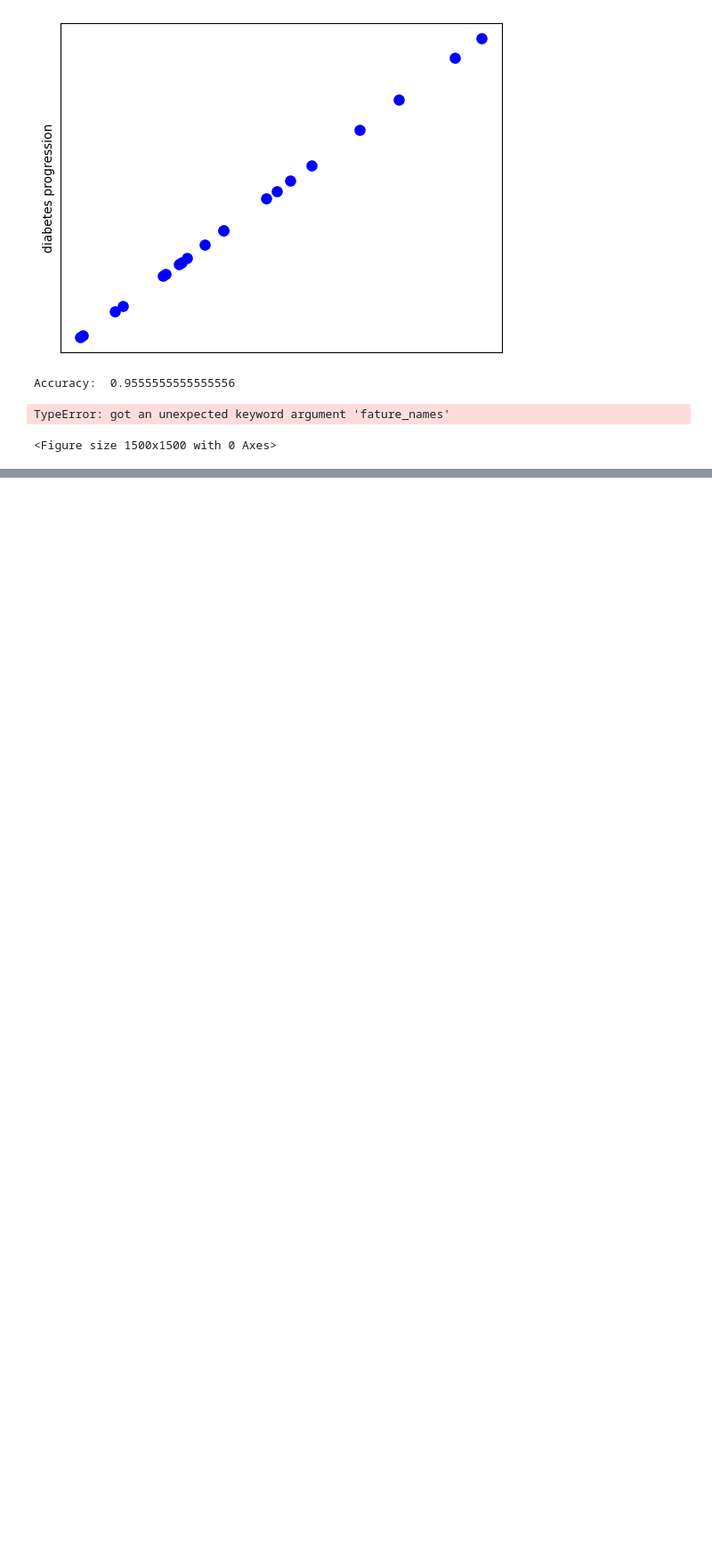
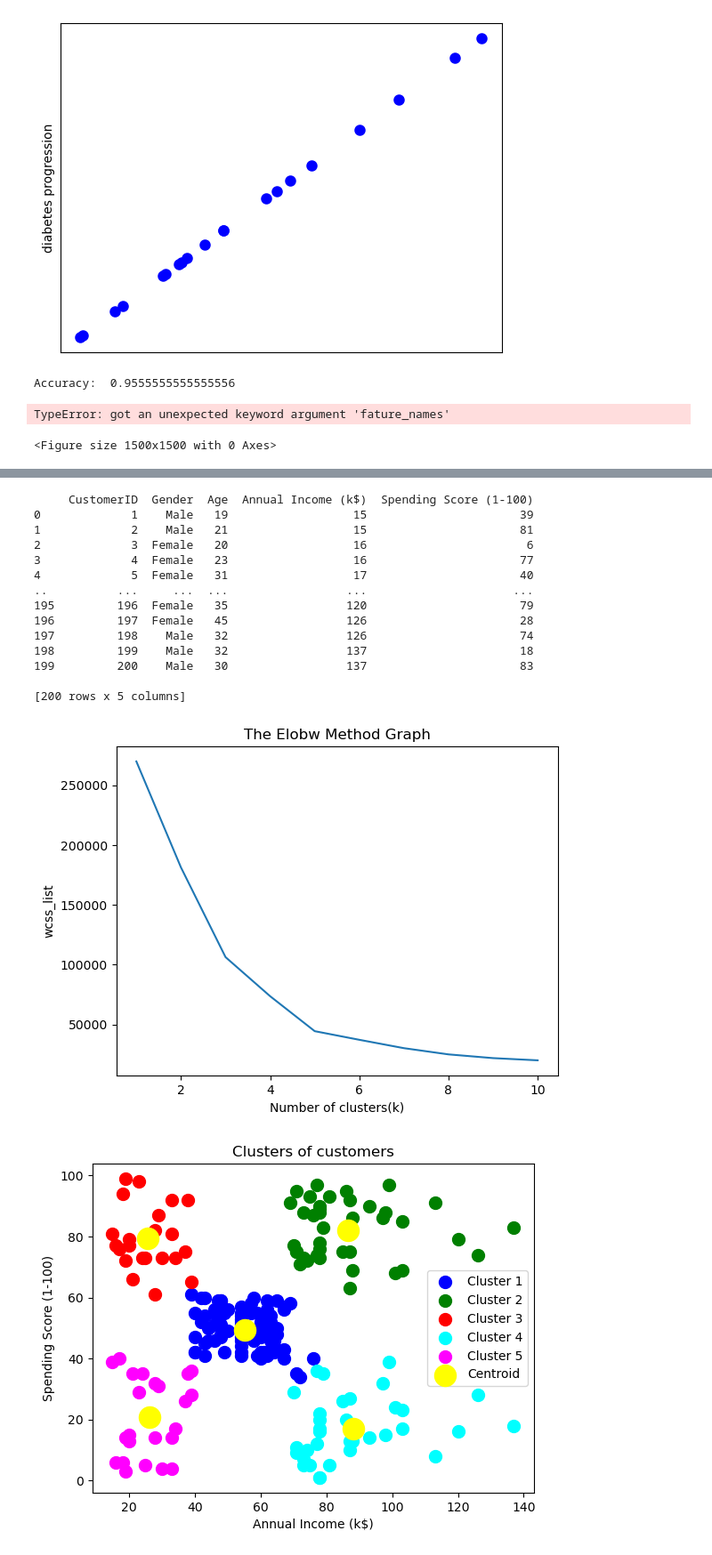
Before and after one commit to ARCHANA-MURALI/Data-science--machine-learning, a Jupyter notebook: Untitled.ipynb, the cells around one changed output, grey strips where cells are left out. Shown: that part at 89% size. Drawn from its saved outputs; the diff is of its cells as text; code cells hidden in the pictures; blank space fills up the shorter version.

```diff
--- a/Untitled.ipynb
+++ b/Untitled.ipynb
@@ -684,0 +754,54 @@ TypeError: got an unexpected keyword argument 'fature_names'
+# %%
+# importing libraries
+import numpy as nm
+import matplotlib.pyplot as mtp
+import pandas as pd
+# Importing the dataset
+dataset = pd.read_csv('/home/computer/Desktop/Mall_Customers.csv')
+print(dataset)
+x = dataset.iloc[:, [3, 4]].values
+#finding optimal number of clusters using the elbow method
+from sklearn.cluster import KMeans
+wcss_list= []  #Initializing the list for the values of WCSS
+#Using for loop for iterations from 1 to 10.
+for i in range(1, 11):
+ kmeans = KMeans(n_clusters=i, init='k-means++', random_state= 42)
+ kmeans.fit(x)
+ wcss_list.append(kmeans.inertia_)
+mtp.plot(range(1, 11), wcss_list)
+mtp.title('The Elobw Method Graph')
+mtp.xlabel('Number of clusters(k)')
+mtp.ylabel('wcss_list')
+mtp.show()
+#training the K-means model on a dataset
+kmeans = KMeans(n_clusters=5, init='k-means++', random_state= 42)
+y_predict= kmeans.fit_predict(x)
+#visulaizing the clusters
+mtp.scatter(x[y_predict == 0, 0], x[y_predict == 0, 1], s = 100, c = 'blue', label = 'Cluster 1') #for first cluster
+mtp.scatter(x[y_predict == 1, 0], x[y_predict == 1, 1], s = 100, c = 'green', label = 'Cluster 2') #for second cluster
+mtp.scatter(x[y_predict== 2, 0], x[y_predict == 2, 1], s = 100, c = 'red', label = 'Cluster 3') #for third cluster
+mtp.scatter(x[y_predict == 3, 0], x[y_predict == 3, 1], s = 100, c = 'cyan', label = 'Cluster 4') #for fourth cluster
+mtp.scatter(x[y_predict == 4, 0], x[y_predict == 4, 1], s = 100, c = 'magenta', label = 'Cluster 5') #for fifth cluster
+mtp.scatter(kmeans.cluster_centers_[:, 0], kmeans.cluster_centers_[:, 1], s = 300, c = 'yellow', label = 'Centroid')
+mtp.title('Clusters of customers')
+mtp.xlabel('Annual Income (k$)')
+mtp.ylabel('Spending Score (1-100)')
+mtp.legend()
+mtp.show()
+# %% [output]
+     CustomerID  Gender  Age  Annual Income (k$)  Spending Score (1-100)
+0             1    Male   19                  15                      39
+1             2    Male   21                  15                      81
+2             3  Female   20                  16                       6
+3             4  Female   23                  16                      77
+4             5  Female   31                  17                      40
+..          ...     ...  ...                 ...                     ...
+195         196  Female   35                 120                      79
+196         197  Female   45                 126                      28
+197         198    Male   32                 126                      74
+198         199    Male   32                 137                      18
+199         200    Male   30                 137                      83
+
+[200 rows x 5 columns]
+[figure, added]
+[figure, added]
```
Also changed, not shown: parts of 2 cells of this notebook.
